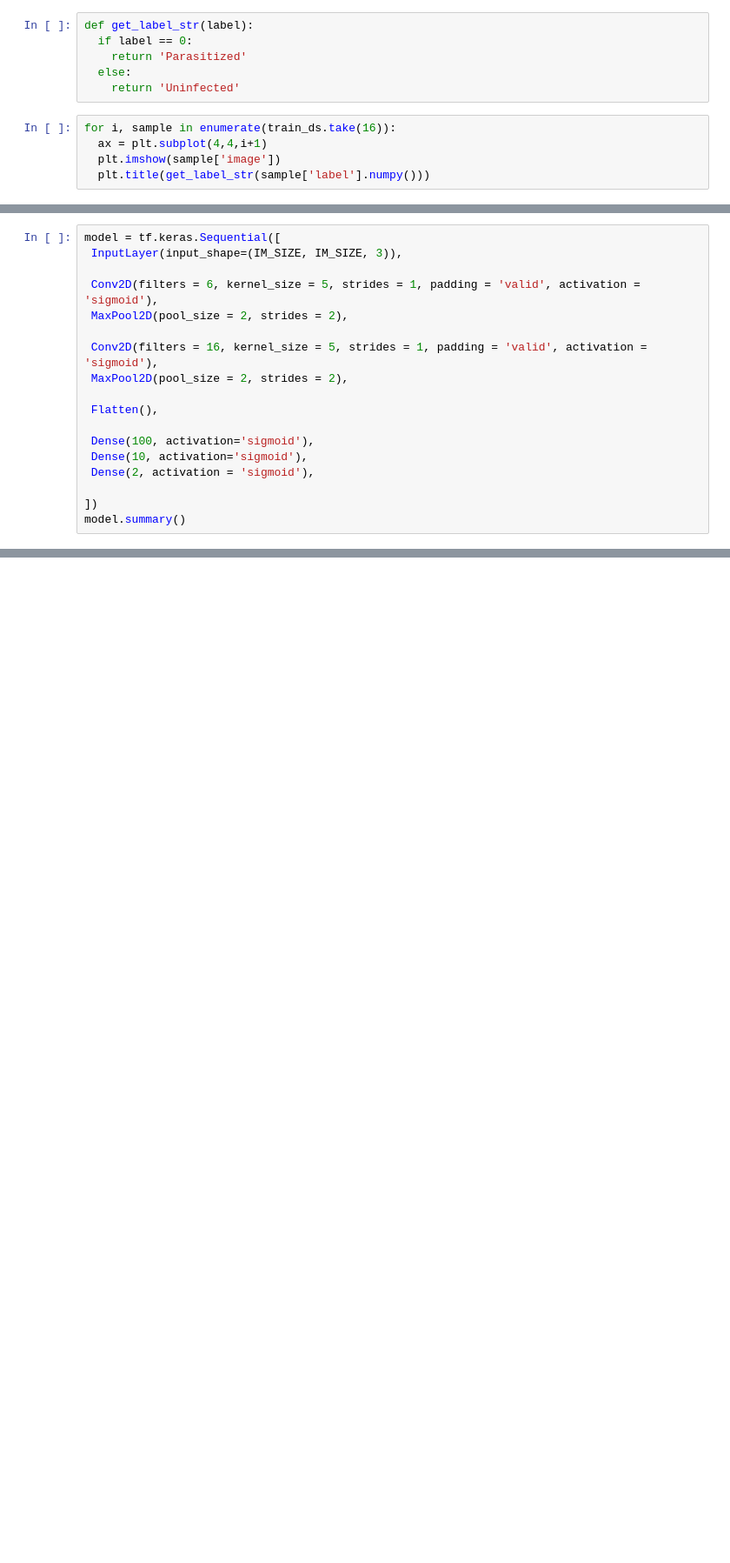
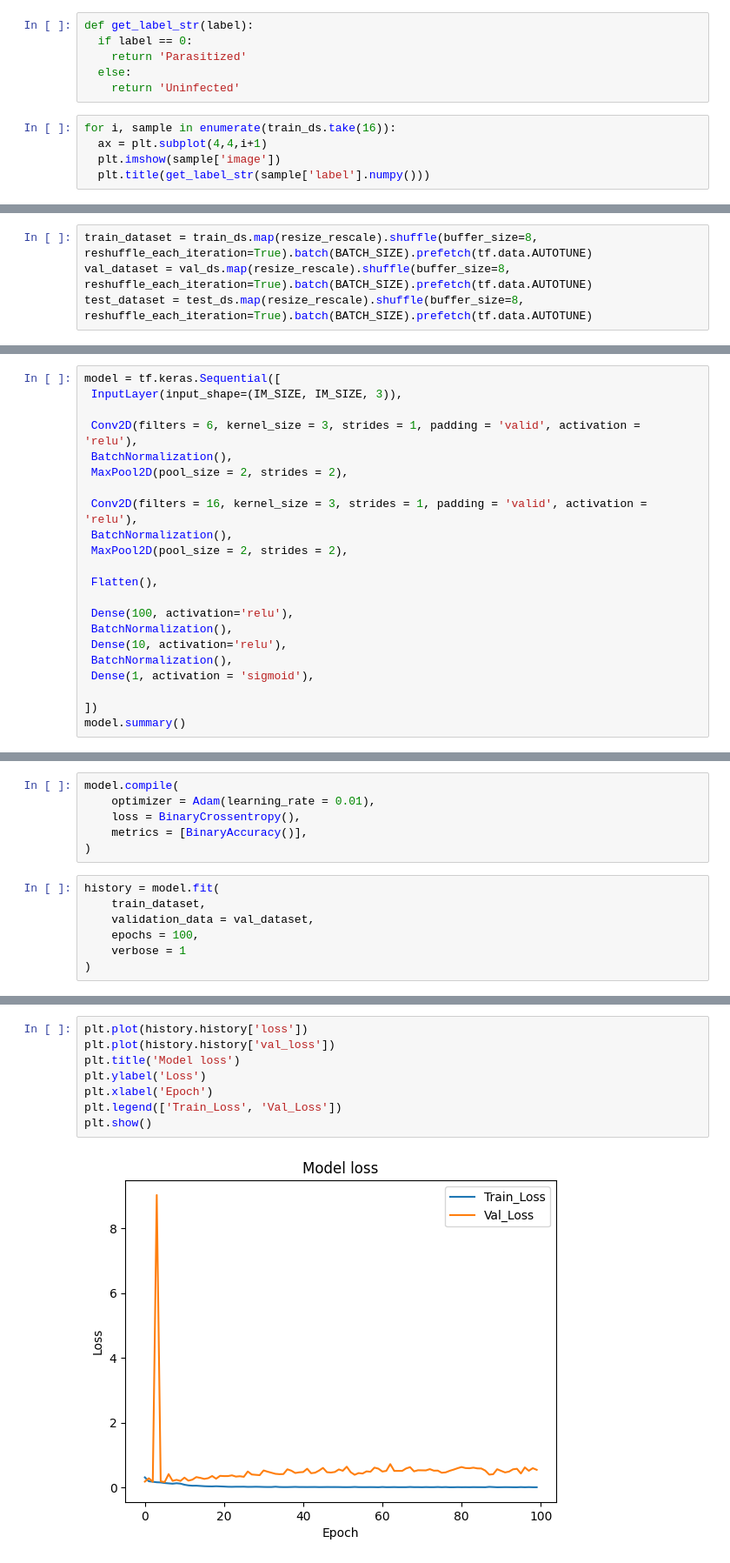
Before and after one commit to eubielaraujo/MalariaDiagnosisCNN, a Jupyter notebook: Malaria_Diagnosis_CNN.ipynb, the cells around one changed output, grey strips where cells are left out. Shown at 87% size. Drawn from its saved outputs; the diff is of its cells as text; blank space fills up the shorter version.

```diff
--- a/Malaria_Diagnosis_CNN.ipynb
+++ b/Malaria_Diagnosis_CNN.ipynb
@@ -50,3 +57,7 @@ train_dataset = train_ds.map(resize_rescale)
+# %%
+train_dataset = train_ds.map(resize_rescale).shuffle(buffer_size=8, reshuffle_each_iteration=True).batch(BATCH_SIZE).prefetch(tf.data.AUTOTUNE)
+val_dataset = val_ds.map(resize_rescale).shuffle(buffer_size=8, reshuffle_each_iteration=True).batch(BATCH_SIZE).prefetch(tf.data.AUTOTUNE)
+test_dataset = test_ds.map(resize_rescale).shuffle(buffer_size=8, reshuffle_each_iteration=True).batch(BATCH_SIZE).prefetch(tf.data.AUTOTUNE)
 # %%
 for image, label in train_dataset.take(1):
   print(image, label)
@@ -77,17 +67,21 @@ array([0.0000000e+00, 2.4972958e-05, 2.5500556e-05, ..., 8.5091227e-01,
 model = tf.keras.Sequential([
  InputLayer(input_shape=(IM_SIZE, IM_SIZE, 3)),
 
- Conv2D(filters = 6, kernel_size = 5, strides = 1, padding = 'valid', activation = 'sigmoid'),
+ Conv2D(filters = 6, kernel_size = 3, strides = 1, padding = 'valid', activation = 'relu'),
+ BatchNormalization(),
  MaxPool2D(pool_size = 2, strides = 2),
 
- Conv2D(filters = 16, kernel_size = 5, strides = 1, padding = 'valid', activation = 'sigmoid'),
+ Conv2D(filters = 16, kernel_size = 3, strides = 1, padding = 'valid', activation = 'relu'),
+ BatchNormalization(),
  MaxPool2D(pool_size = 2, strides = 2),
 
  Flatten(),
 
- Dense(100, activation='sigmoid'),
- Dense(10, activation='sigmoid'),
- Dense(2, activation = 'sigmoid'),
+ Dense(100, activation='relu'),
+ BatchNormalization(),
+ Dense(10, activation='relu'),
+ BatchNormalization(),
+ Dense(1, activation = 'sigmoid'),
 
 ])
 model.summary()
@@ -117,0 +88,13 @@ Model: "sequential_1"
+# %%
+model.compile(
+    optimizer = Adam(learning_rate = 0.01),
+    loss = BinaryCrossentropy(),
+    metrics = [BinaryAccuracy()],
+)
+# %%
+history = model.fit(
+    train_dataset,
+    validation_data = val_dataset,
+    epochs = 100,
+    verbose = 1
+)
@@ -117,0 +119,10 @@ Model: "sequential_1"
+# %%
+plt.plot(history.history['loss'])
+plt.plot(history.history['val_loss'])
+plt.title('Model loss')
+plt.ylabel('Loss')
+plt.xlabel('Epoch')
+plt.legend(['Train_Loss', 'Val_Loss'])
+plt.show()
+# %% [output]
+[figure, added]
```
Also changed, not shown: parts of 10 cells of this notebook.
